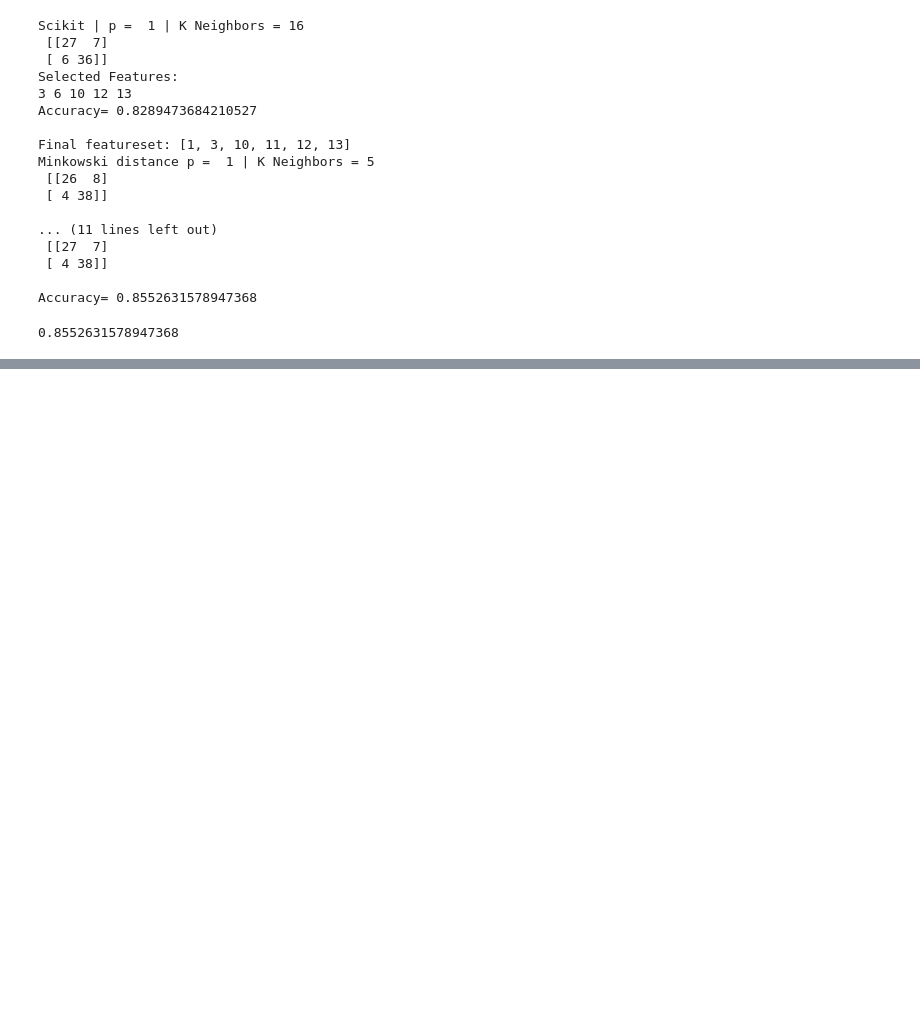
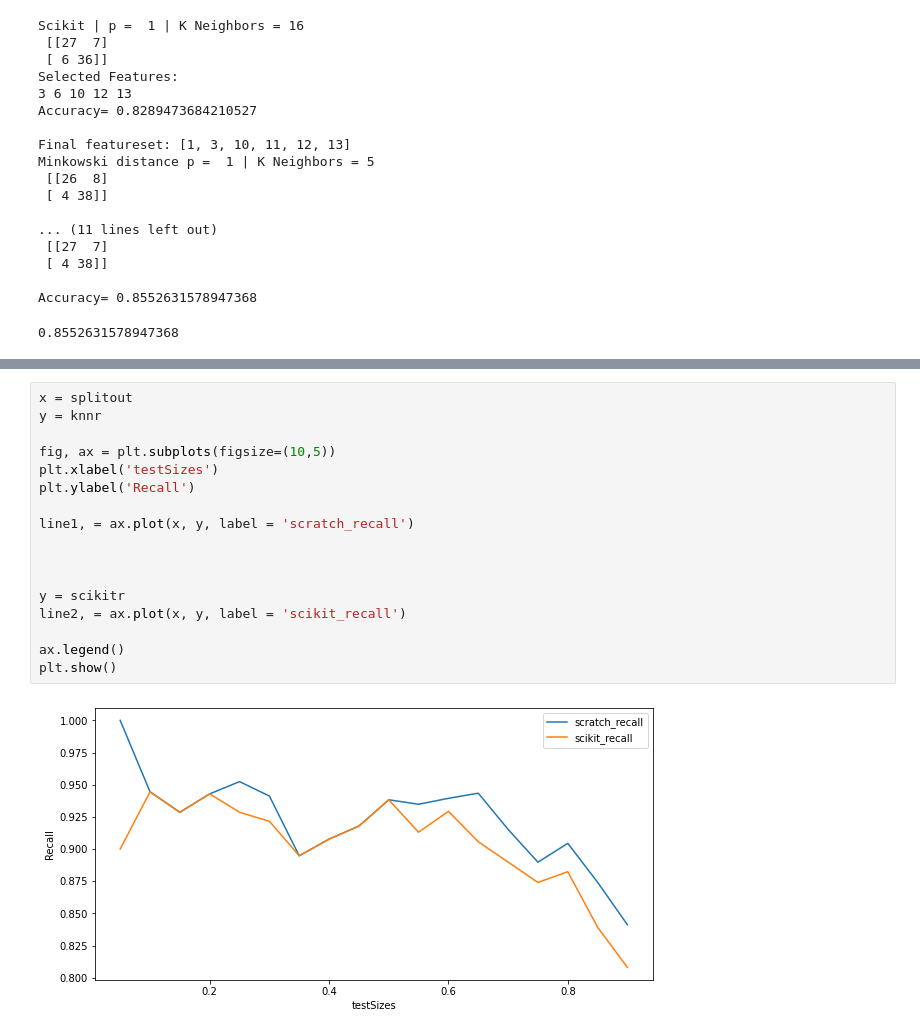
Before and after one commit to adil-ammar/Heart-Disease-Prediction, a Jupyter notebook: src/knn_scratch.ipynb, the cells around one changed output, grey strips where cells are left out. Saved outputs shown, nothing was run; the diff lists cells and outputs as text; blank space fills up the shorter version.

```diff
--- a/src/knn_scratch.ipynb
+++ b/src/knn_scratch.ipynb
@@ -551,0 +670,19 @@ Accuracy= 0.8947368421052632
+# %%
+x = splitout
+y = knnr
+
+fig, ax = plt.subplots(figsize=(10,5))
+plt.xlabel('testSizes')
+plt.ylabel('Recall')
+
+line1, = ax.plot(x, y, label = 'scratch_recall')
+
+
+
+y = scikitr
+line2, = ax.plot(x, y, label = 'scikit_recall')
+
+ax.legend()
+plt.show()
+# %% [output]
+[figure, added]
```
Also changed, not shown: parts of 28 cells of this notebook.
